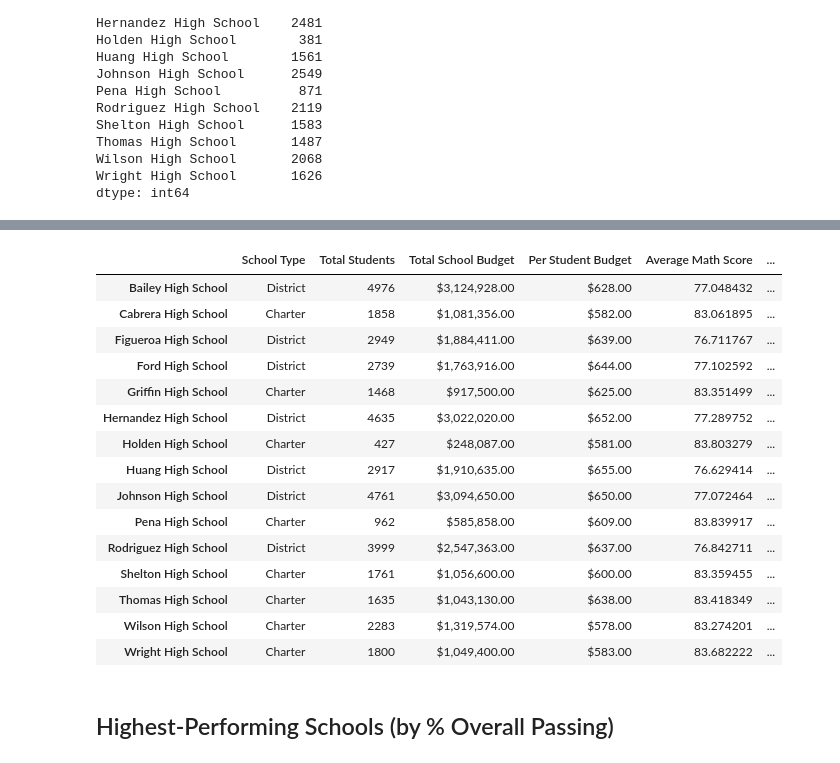
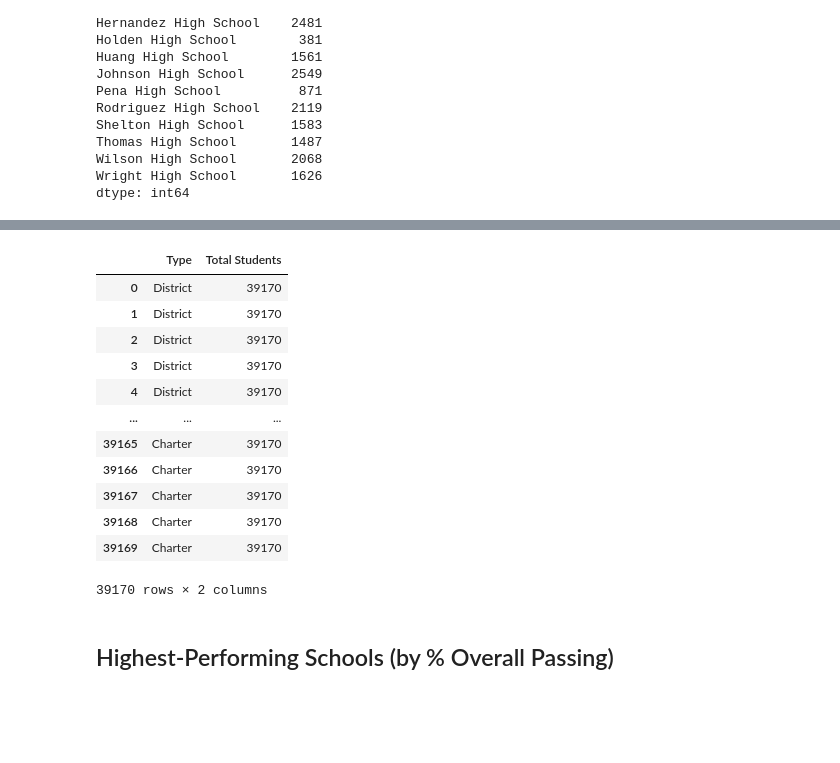
Before and after one commit to n-o-karma/pandas-challenge, a Jupyter notebook: PyCitySchools_starter.ipynb, the cells around one changed output, grey strips where cells are left out. Cells and saved outputs as stored; diff of their text form; code cells hidden in the pictures; blank space fills up the shorter version.

```diff
--- a/PyCitySchools_starter.ipynb
+++ b/PyCitySchools_starter.ipynb
@@ -107,6 +107,6 @@ district_summary
 ## School Summary
 # %%
 # Use the code provided to select all of the school types
-school_types = list(school_data_complete.loc[:,'type'].unique())
+school_types = list(school_data_complete.loc[:,'type'])
 school_types
 # %% [output]
@@ -349,30 +347,29 @@ overall_passing_rate = school_students_passing_math_and_reading / per_school_cou
 # %%
 # Create a DataFrame called `per_school_summary` with columns for the calculations above.
-per_school_summary =
+per_school_summary = pd.DataFrame({'Type':school_types,
+                                   'Total Students':student_count
+                                  })
 
 # Formatting
-per_school_summary["Total School Budget"] = per_school_summary["Total School Budget"].map("${:,.2f}".format)
-per_school_summary["Per Student Budget"] = per_school_summary["Per Student Budget"].map("${:,.2f}".format)
+# per_school_summary["Total School Budget"] = per_school_summary["Total School Budget"].map("${:,.2f}".format)
+# per_school_summary["Per Student Budget"] = per_school_summary["Per Student Budget"].map("${:,.2f}".format)
 
 # Display the DataFrame
 per_school_summary
 # %% [output]
-|  | School Type | Total Students | Total School Budget | Per Student Budget | Average Math Score | ... |
-| Bailey High School | District | 4976 | $3,124,928.00 | $628.00 | 77.048432 | ... |
-| Cabrera High School | Charter | 1858 | $1,081,356.00 | $582.00 | 83.061895 | ... |
-| Figueroa High School | District | 2949 | $1,884,411.00 | $639.00 | 76.711767 | ... |
-| Ford High School | District | 2739 | $1,763,916.00 | $644.00 | 77.102592 | ... |
-| Griffin High School | Charter | 1468 | $917,500.00 | $625.00 | 83.351499 | ... |
-| Hernandez High School | District | 4635 | $3,022,020.00 | $652.00 | 77.289752 | ... |
-| Holden High School | Charter | 427 | $248,087.00 | $581.00 | 83.803279 | ... |
-| Huang High School | District | 2917 | $1,910,635.00 | $655.00 | 76.629414 | ... |
-| Johnson High School | District | 4761 | $3,094,650.00 | $650.00 | 77.072464 | ... |
-| Pena High School | Charter | 962 | $585,858.00 | $609.00 | 83.839917 | ... |
-| Rodriguez High School | District | 3999 | $2,547,363.00 | $637.00 | 76.842711 | ... |
-| Shelton High School | Charter | 1761 | $1,056,600.00 | $600.00 | 83.359455 | ... |
-| Thomas High School | Charter | 1635 | $1,043,130.00 | $638.00 | 83.418349 | ... |
-| Wilson High School | Charter | 2283 | $1,319,574.00 | $578.00 | 83.274201 | ... |
-| Wright High School | Charter | 1800 | $1,049,400.00 | $583.00 | 83.682222 | ... |
+|  | Type | Total Students |
+| 0 | District | 39170 |
+| 1 | District | 39170 |
+| 2 | District | 39170 |
+| 3 | District | 39170 |
+| 4 | District | 39170 |
+| ... | ... | ... |
+| 39165 | Charter | 39170 |
+| 39166 | Charter | 39170 |
+| 39167 | Charter | 39170 |
+| 39168 | Charter | 39170 |
+| 39169 | Charter | 39170 |
+39170 rows × 2 columns
 # %% [markdown]
 ## Highest-Performing Schools (by % Overall Passing)
 # %%
```
Also changed, not shown: parts of 13 cells of this notebook.
